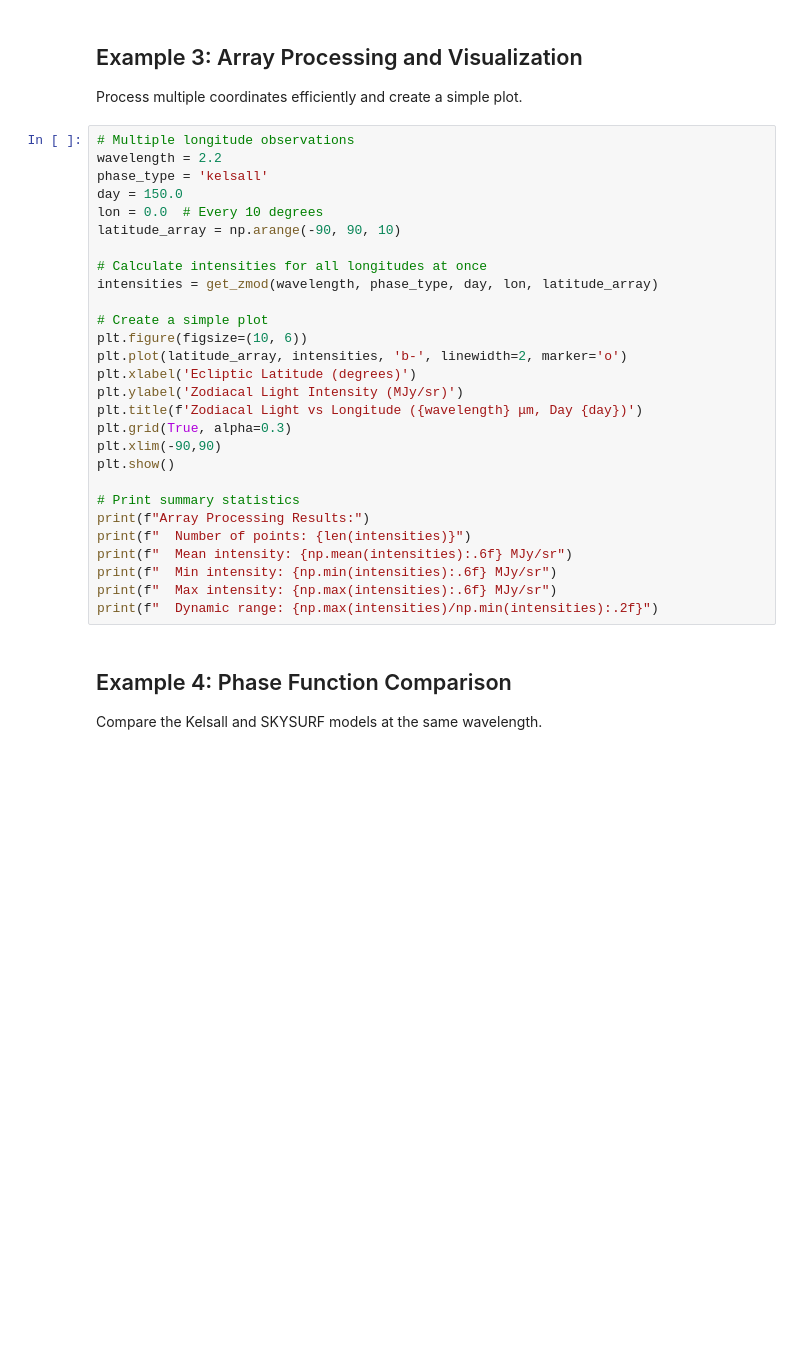
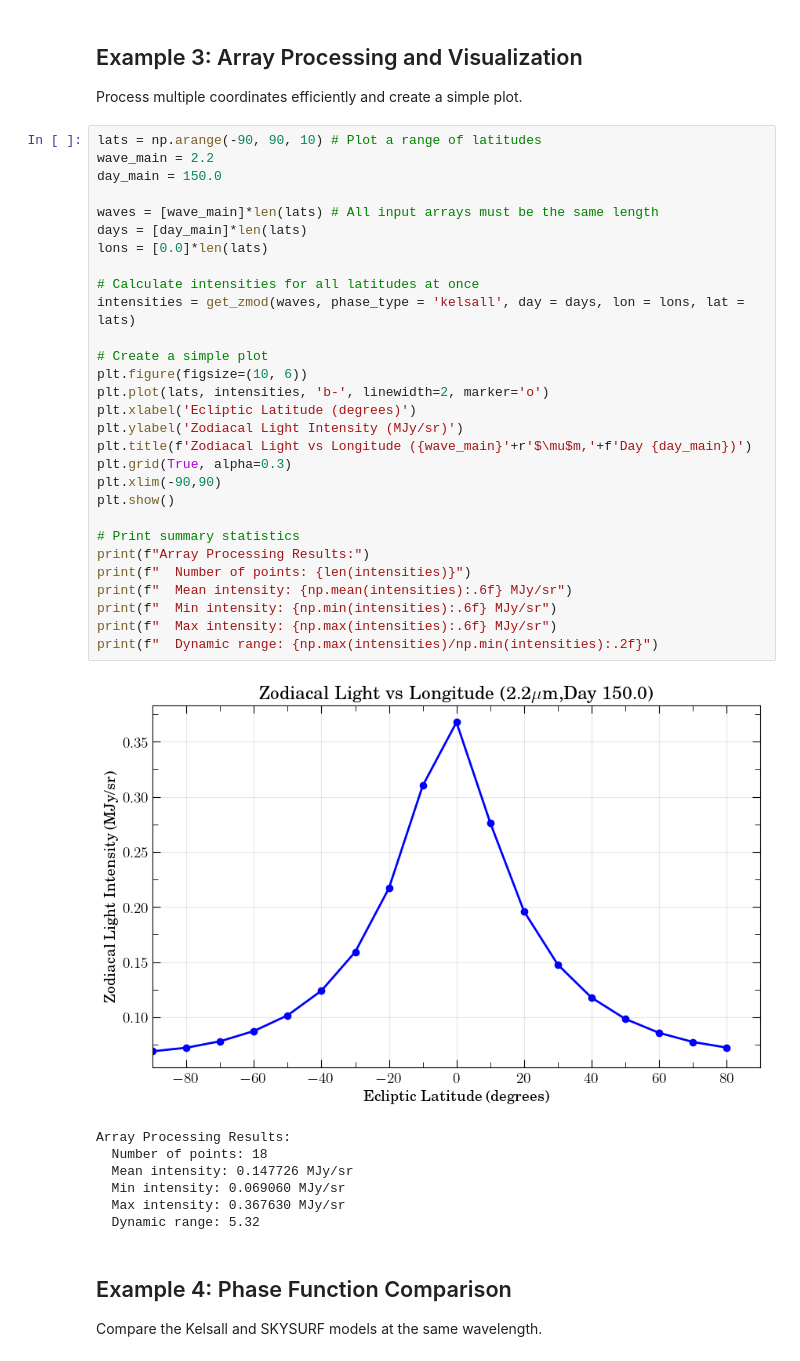
Before and after one commit to rosaliaobrien/skysurf, a Jupyter notebook: Zodiacal_Light_Model_Python/ZodiSURF_Tutorial.ipynb, the cells around one changed output. Drawn from its saved outputs; the diff is of its cells as text; blank space fills up the shorter version.

```diff
--- a/Zodiacal_Light_Model_Python/ZodiSURF_Tutorial.ipynb
+++ b/Zodiacal_Light_Model_Python/ZodiSURF_Tutorial.ipynb
@@ -67,33 +73,42 @@ print(f"  Intensity: {zodi_intensity[0]:.6f} MJy/sr")
 
 Process multiple coordinates efficiently and create a simple plot.
 # %%
-# Multiple longitude observations
-wavelength = 2.2
-phase_type = 'kelsall'
-day = 150.0
-lon = 0.0  # Every 10 degrees
-latitude_array = np.arange(-90, 90, 10)
+lats = np.arange(-90, 90, 10) # Plot a range of latitudes
+wave_main = 2.2
+day_main = 150.0
 
-# Calculate intensities for all longitudes at once
-intensities = get_zmod(wavelength, phase_type, day, lon, latitude_array)
+waves = [wave_main]*len(lats) # All input arrays must be the same length
+days = [day_main]*len(lats)
+lons = [0.0]*len(lats)
+
+# Calculate intensities for all latitudes at once
+intensities = get_zmod(waves, phase_type = 'kelsall', day = days, lon = lons, lat = lats)
 
 # Create a simple plot
 plt.figure(figsize=(10, 6))
-plt.plot(latitude_array, intensities, 'b-', linewidth=2, marker='o')
+plt.plot(lats, intensities, 'b-', linewidth=2, marker='o')
 plt.xlabel('Ecliptic Latitude (degrees)')
 plt.ylabel('Zodiacal Light Intensity (MJy/sr)')
-plt.title(f'Zodiacal Light vs Longitude ({wavelength} μm, Day {day})')
+plt.title(f'Zodiacal Light vs Longitude ({wave_main}'+r'$\mu$m,'+f'Day {day_main})')
 plt.grid(True, alpha=0.3)
 plt.xlim(-90,90)
 plt.show()
 
 # Print summary statistics
 print(f"Array Processing Results:")
 print(f"  Number of points: {len(intensities)}")
 print(f"  Mean intensity: {np.mean(intensities):.6f} MJy/sr")
 print(f"  Min intensity: {np.min(intensities):.6f} MJy/sr")
 print(f"  Max intensity: {np.max(intensities):.6f} MJy/sr")
 print(f"  Dynamic range: {np.max(intensities)/np.min(intensities):.2f}")
+# %% [output]
+[figure, added]
+Array Processing Results:
+  Number of points: 18
+  Mean intensity: 0.147726 MJy/sr
+  Min intensity: 0.069060 MJy/sr
+  Max intensity: 0.367630 MJy/sr
+  Dynamic range: 5.32
 # %% [markdown]
 ## Example 4: Phase Function Comparison
 
```
Also changed, not shown: parts of 5 cells of this notebook.
